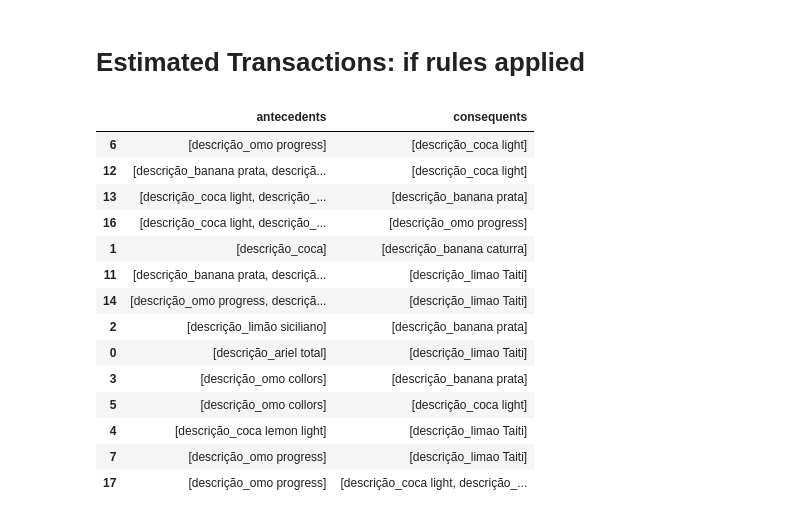
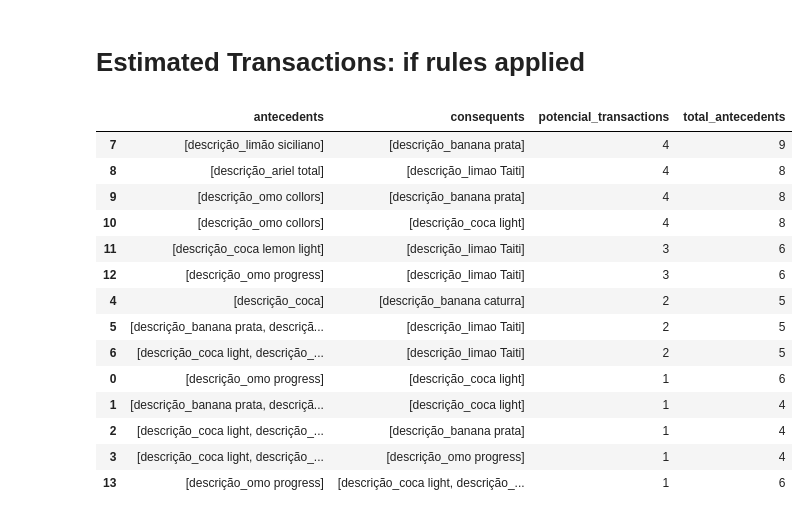
Before and after one commit to AnnaPaulaFigueiredo/supermarket_basket_analysis, a Jupyter notebook: code/analysis.ipynb, the cells around one changed output. Drawn from its saved outputs; the diff is of its cells as text; code cells hidden in the pictures.

```diff
--- a/code/analysis.ipynb
+++ b/code/analysis.ipynb
@@ -83,8 +83,9 @@ def calculate_potential_transactions_in_rules(df_rules:pd.DataFrame, df_descript
         false_con = df_description[df_description[c] == 0].dropna(subset=c).index.to_list()
 
         potencial = df_description[df_description.index.isin(true_ant) & df_description.index.isin(false_con)].index.nunique()
+        tot_ant = df_description[df_description.index.isin(true_ant)].index.nunique()
 
-        result.append({'antecedents':a, 'consequents':c, 'potencial_transactions':potencial})
+        result.append({'antecedents':a, 'consequents':c, 'potencial_transactions':potencial, 'total_antecedents': tot_ant })
 
     return pd.DataFrame(result)
 
@@ -546,23 +540,28 @@ result_potencial
 # Estimated Transactions: if rules applied
 # %%
 rules_to_estimate = rules_description.query("confidence != 1")
+
 rules_to_estimate = rules_to_estimate[['antecedents', 'consequents']]
+
 rules_to_estimate['antecedents'] = rules_to_estimate.antecedents.apply(lambda x: list(x))
 rules_to_estimate['consequents'] = rules_to_estimate.consequents.apply(lambda x: list(x))
-rules_to_estimate
+
+result_potencial = calculate_potential_transactions_in_rules(rules_to_estimate, df_description)
+result_potencial = result_potencial.sort_values(by='potencial_transactions', ascending=False)
+result_potencial
 # %% [output]
-|  | antecedents | consequents |
-| 6 | [descrição_omo progress] | [descrição_coca light] |
-| 12 | [descrição_banana prata, descriçã... | [descrição_coca light] |
-| 13 | [descrição_coca light, descrição_... | [descrição_banana prata] |
-| 16 | [descrição_coca light, descrição_... | [descrição_omo progress] |
-| 1 | [descrição_coca] | [descrição_banana caturra] |
-| 11 | [descrição_banana prata, descriçã... | [descrição_limao Taiti] |
-| 14 | [descrição_omo progress, descriçã... | [descrição_limao Taiti] |
-| 2 | [descrição_limão siciliano] | [descrição_banana prata] |
-| 0 | [descrição_ariel total] | [descrição_limao Taiti] |
-| 3 | [descrição_omo collors] | [descrição_banana prata] |
-| 5 | [descrição_omo collors] | [descrição_coca light] |
-| 4 | [descrição_coca lemon light] | [descrição_limao Taiti] |
-| 7 | [descrição_omo progress] | [descrição_limao Taiti] |
-| 17 | [descrição_omo progress] | [descrição_coca light, descrição_... |
+|  | antecedents | consequents | potencial_transactions | total_antecedents |
+| 7 | [descrição_limão siciliano] | [descrição_banana prata] | 4 | 9 |
+| 8 | [descrição_ariel total] | [descrição_limao Taiti] | 4 | 8 |
+| 9 | [descrição_omo collors] | [descrição_banana prata] | 4 | 8 |
+| 10 | [descrição_omo collors] | [descrição_coca light] | 4 | 8 |
+| 11 | [descrição_coca lemon light] | [descrição_limao Taiti] | 3 | 6 |
+| 12 | [descrição_omo progress] | [descrição_limao Taiti] | 3 | 6 |
+| 4 | [descrição_coca] | [descrição_banana caturra] | 2 | 5 |
+| 5 | [descrição_banana prata, descriçã... | [descrição_limao Taiti] | 2 | 5 |
+| 6 | [descrição_coca light, descrição_... | [descrição_limao Taiti] | 2 | 5 |
+| 0 | [descrição_omo progress] | [descrição_coca light] | 1 | 6 |
+| 1 | [descrição_banana prata, descriçã... | [descrição_coca light] | 1 | 4 |
+| 2 | [descrição_coca light, descrição_... | [descrição_banana prata] | 1 | 4 |
+| 3 | [descrição_coca light, descrição_... | [descrição_omo progress] | 1 | 4 |
+| 13 | [descrição_omo progress] | [descrição_coca light, descrição_... | 1 | 6 |
```
Also changed, not shown: parts of 34 cells of this notebook.
